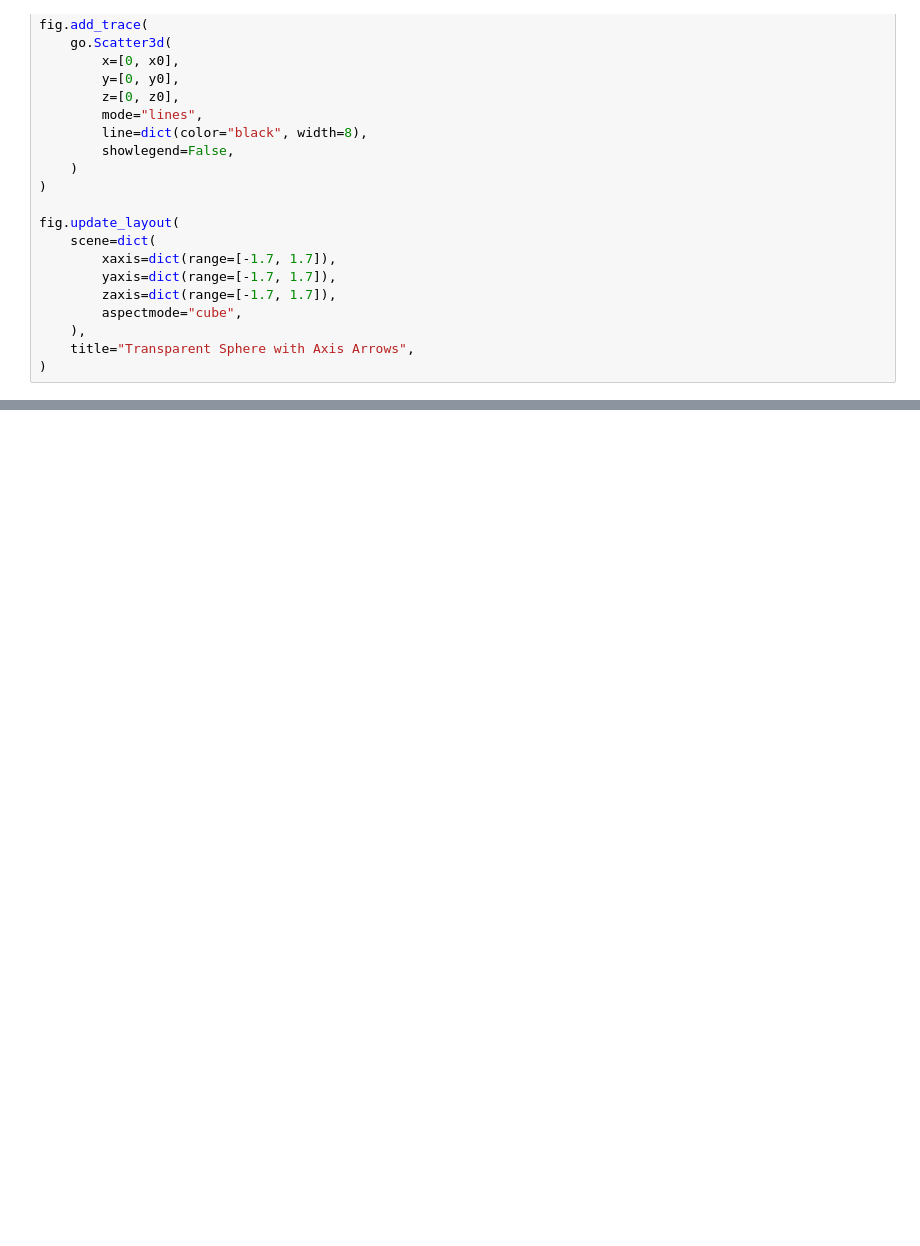
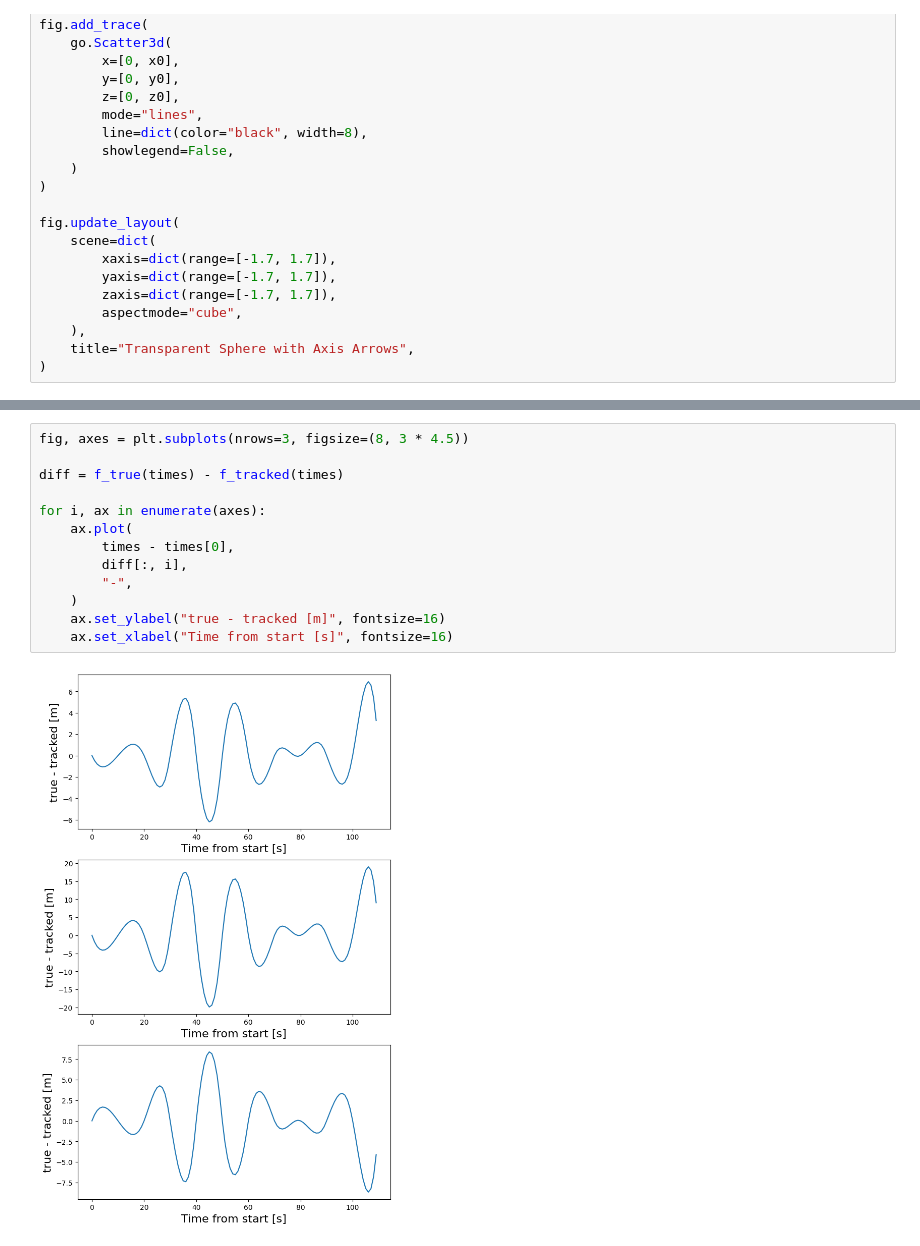
Before and after one commit to Swiss-Armed-Forces/theia_backend, a Jupyter notebook: tmp.ipynb, the cells around one changed output, grey strips where cells are left out. Drawn from its saved outputs; the diff is of its cells as text; blank space fills up the shorter version.

```diff
--- a/tmp.ipynb
+++ b/tmp.ipynb
@@ -895,0 +1301,15 @@ fig.update_layout(
+# %%
+fig, axes = plt.subplots(nrows=3, figsize=(8, 3 * 4.5))
+
+diff = f_true(times) - f_tracked(times)
+
+for i, ax in enumerate(axes):
+    ax.plot(
+        times - times[0],
+        diff[:, i],
+        "-",
+    )
+    ax.set_ylabel("true - tracked [m]", fontsize=16)
+    ax.set_xlabel("Time from start [s]", fontsize=16)
+# %% [output]
+[figure, added]
```
Also changed, not shown: parts of 17 cells of this notebook.
